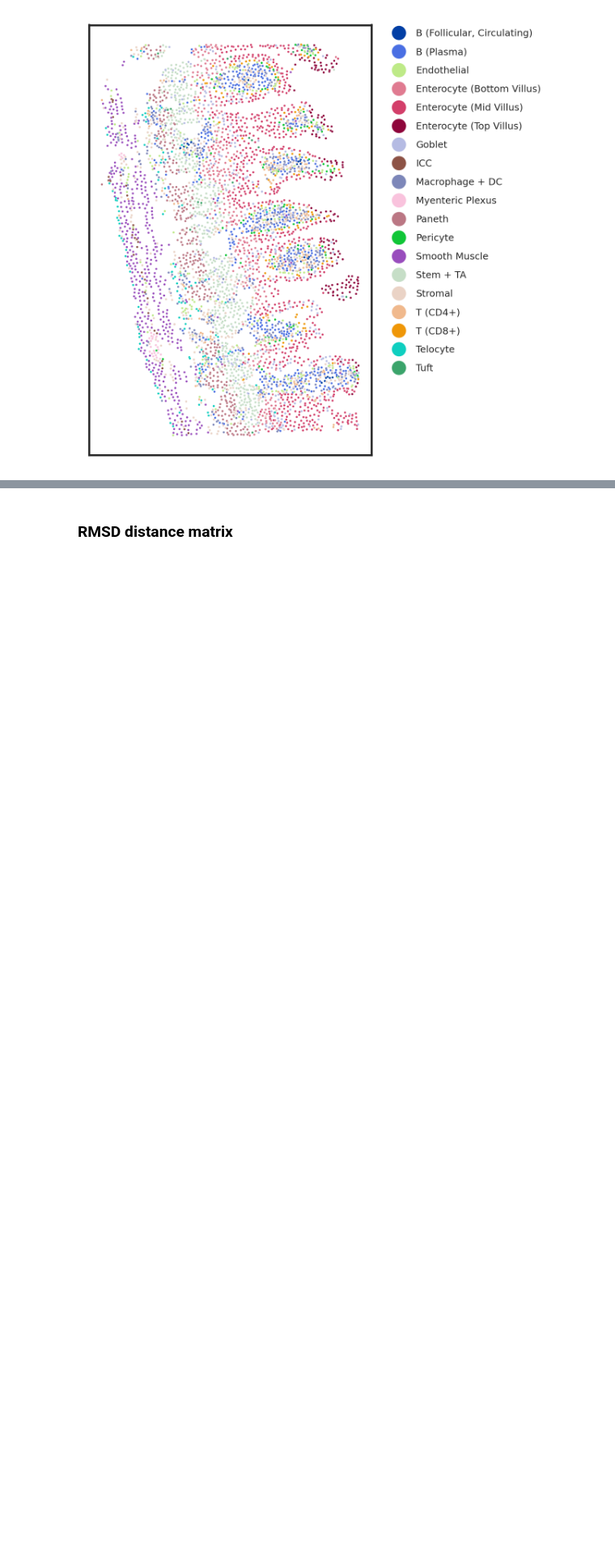
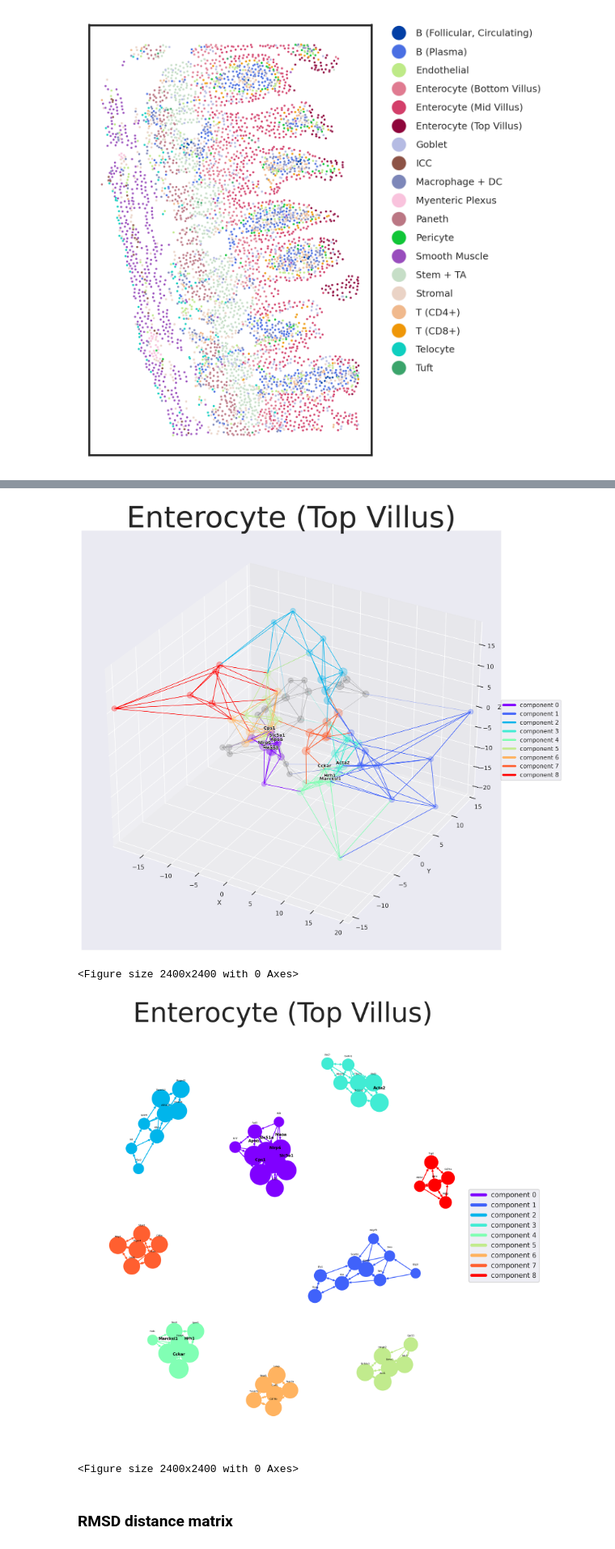
Before and after one commit to YifeiSheng/Cytocraft, a Jupyter notebook: tutorial.ipynb, the cells around one changed output, grey strips where cells are left out. Shown at 81% size. Cells and saved outputs as stored; diff of their text form; code cells hidden in the pictures; blank space fills up the shorter version.

Commit message:
add knn and component plot functions, add component visualization in tutorial

```diff
--- a/tutorial.ipynb
+++ b/tutorial.ipynb
@@ -159,3 +161,18 @@ plt.legend(handles, sorted(lut), bbox_to_anchor=(1.05, 1), loc=2, borderaxespad=
+# %%
+import networkx as nx
+node_coords = adatas['Enterocyte (Top Villus)'].uns['F']
+
+G = nx.DiGraph()
+for node in node_coords.T:
+    G.add_node(node, pos=node_coords.loc[node])
+
+G_KNN = connect_edge_knn(G, k=5)
+draw_5NN(G_KNN, title='Enterocyte (Top Villus)', save_path='./demo/merfish_ileum/results/Enterocyte(TopVillus)/')
+# %% [output]
+[figure, added]
+<Figure size 2400x2400 with 0 Axes>
+[figure, added]
+<Figure size 2400x2400 with 0 Axes>
 # %% [markdown]
 ### RMSD distance matrix
 # %%
```
Also changed, not shown: parts of 11 cells of this notebook, 5 other files.
